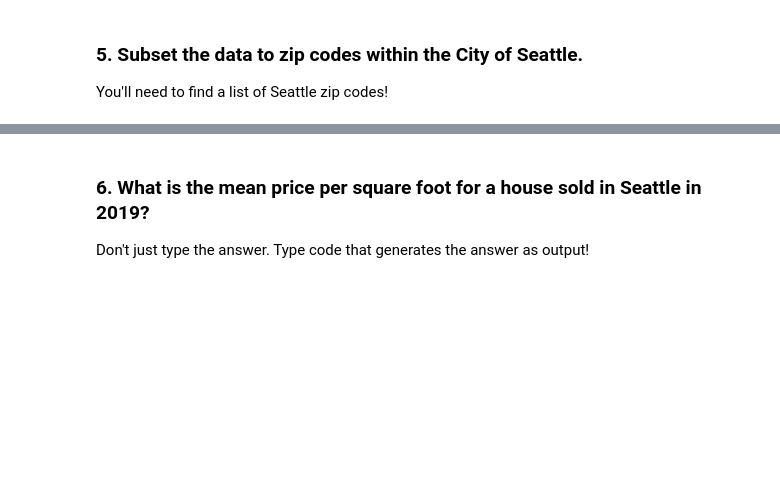
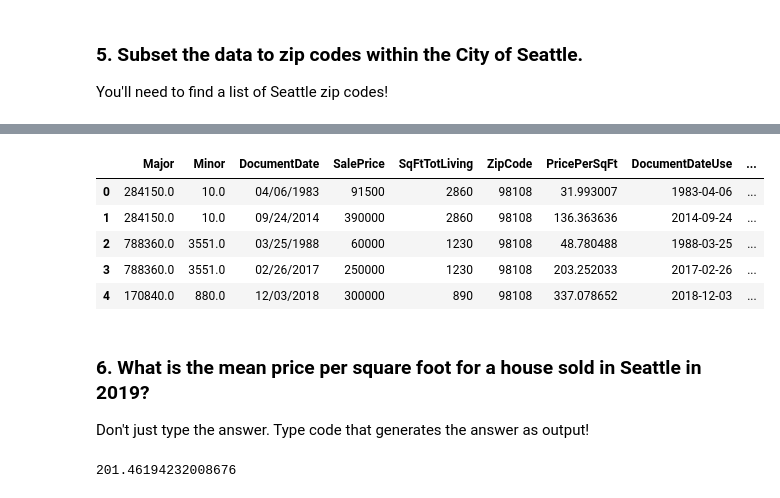
Before and after one commit to MangrobanGit/pandas-3-data-cleaning-seattle-ds-career-040119, a Jupyter notebook: pandas-3-data-cleaning.ipynb, the cells around one changed output, grey strips where cells are left out. Cells and saved outputs as stored; diff of their text form; code cells hidden in the pictures; blank space fills up the shorter version.

```diff
--- a/pandas-3-data-cleaning.ipynb
+++ b/pandas-3-data-cleaning.ipynb
@@ -723,0 +850,7 @@ You'll need to find a list of Seattle zip codes!
+# %%
+seattle_zips = [98101, 98102, 98103, 98104, 98105, 98106, 98107, 98108, 98109, 98112, 98115, 98116, 98117, 98118, 98119, 98121, 98122, 98125, 98126, 98133, 98134, 98136, 98144, 98146, 98154, 98164, 98174, 98177, 98178, 98195, 98199]
+
+#Convert to df, because I want to use merge. Because.
+seattle_zips = pd.DataFrame(seattle_zips,columns=['zip'])
+seattle_zips['zip'] = seattle_zips['zip'].apply(str)
+seattle_zips.head()
@@ -723,0 +880,5 @@ You'll need to find a list of Seattle zip codes!
+# %%
+sales_data_seattle = pd.merge( sales_data, seattle_zips
+                             ,how = 'inner'
+                             ,left_on = 'ZipCode'
+                             ,right_on = 'zip')
@@ -724,4 +902,17 @@ You'll need to find a list of Seattle zip codes!
+# %%
+sales_data_seattle.head()
+# %% [output]
+|  | Major | Minor | DocumentDate | SalePrice | SqFtTotLiving | ZipCode | PricePerSqFt | DocumentDateUse | ... |
+| 0 | 284150.0 | 10.0 | 04/06/1983 | 91500 | 2860 | 98108 | 31.993007 | 1983-04-06 | ... |
+| 1 | 284150.0 | 10.0 | 09/24/2014 | 390000 | 2860 | 98108 | 136.363636 | 2014-09-24 | ... |
+| 2 | 788360.0 | 3551.0 | 03/25/1988 | 60000 | 1230 | 98108 | 48.780488 | 1988-03-25 | ... |
+| 3 | 788360.0 | 3551.0 | 02/26/2017 | 250000 | 1230 | 98108 | 203.252033 | 2017-02-26 | ... |
+| 4 | 170840.0 | 880.0 | 12/03/2018 | 300000 | 890 | 98108 | 337.078652 | 2018-12-03 | ... |
 # %% [markdown]
 ### 6. What is the mean price per square foot for a house sold in Seattle in 2019?
 
 Don't just type the answer. Type code that generates the answer as output!
+# %%
+sales_data_seattle['SalePrice'].sum() / sales_data_seattle['SqFtTotLiving'].sum()
+# %% [output]
+201.46194232008676
```
Also changed, not shown: parts of 32 cells of this notebook.
